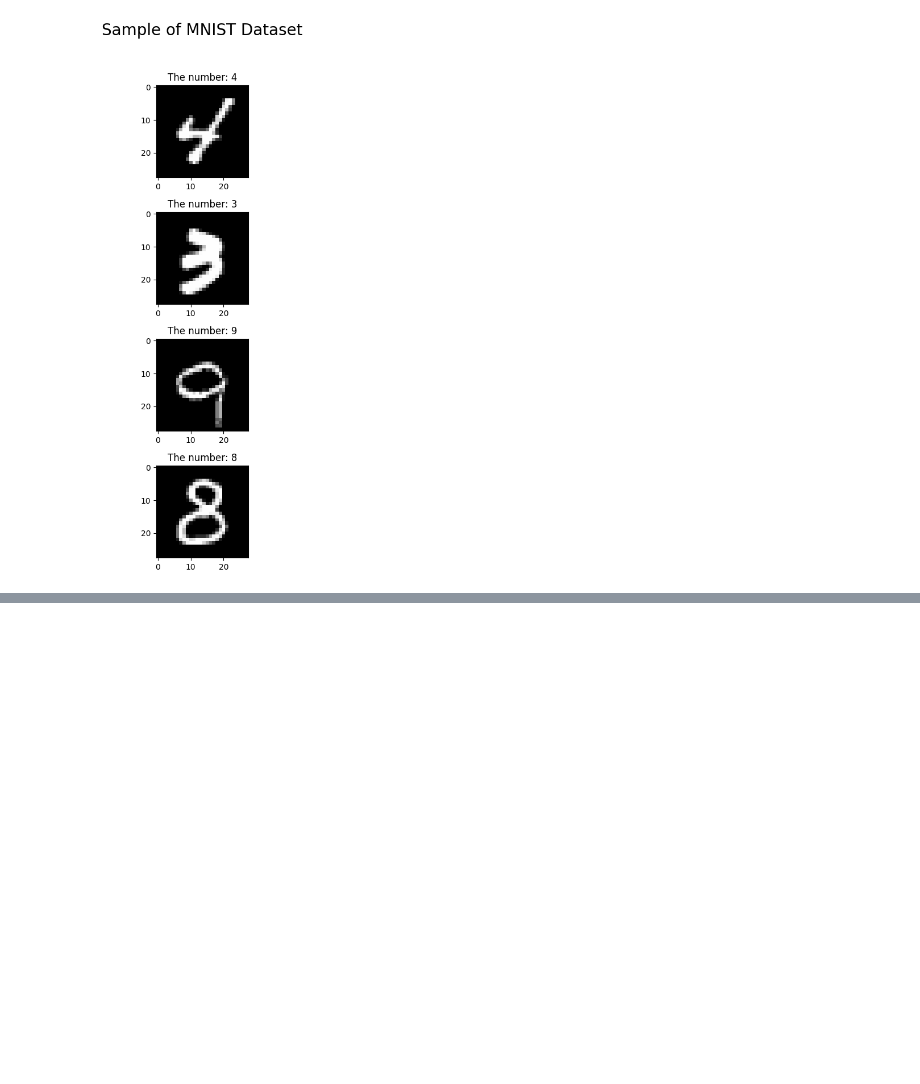
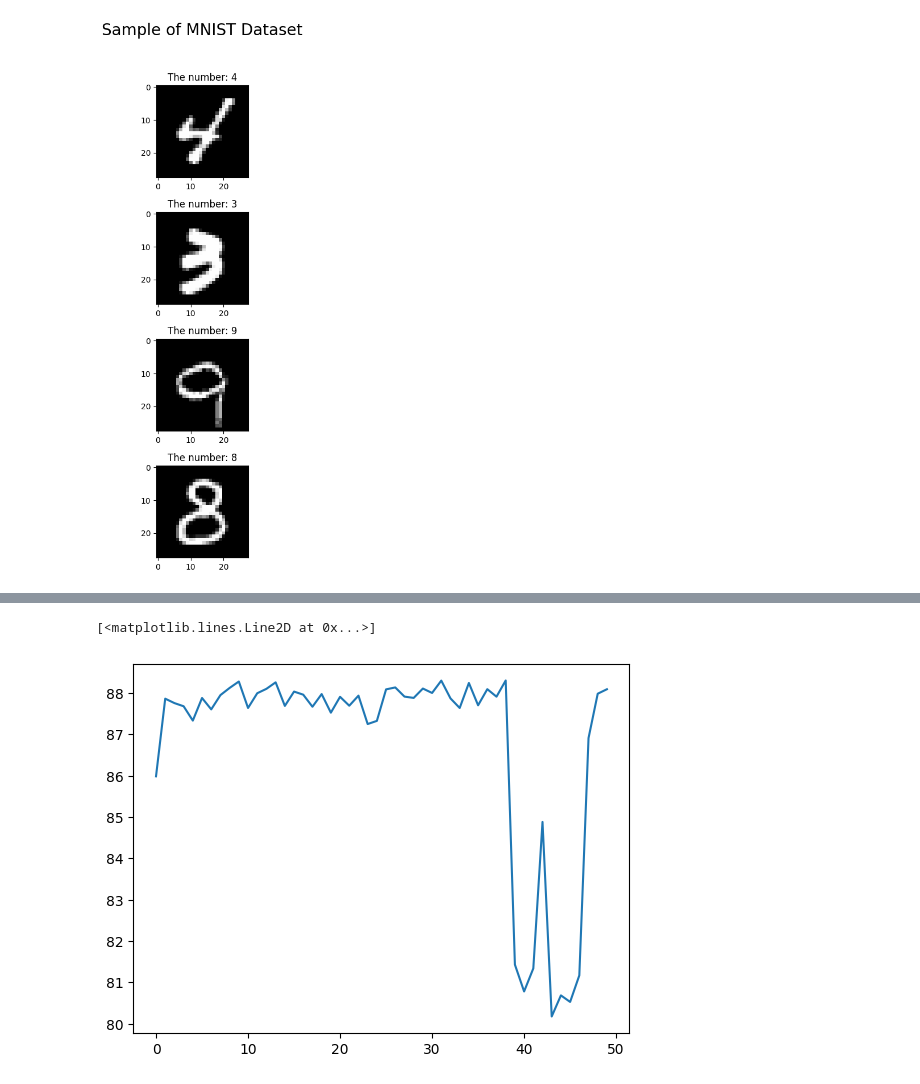
Before and after one commit to rzadrzi/deep-learning-pytorch, a Jupyter notebook: ANN/mnist.ipynb, the cells around one changed output, grey strips where cells are left out. Saved outputs shown, nothing was run; the diff lists cells and outputs as text; code cells hidden in the pictures; blank space fills up the shorter version.

```diff
--- a/ANN/mnist.ipynb
+++ b/ANN/mnist.ipynb
@@ -227,7 +250,7 @@ class MainLoop:
     def train(self):
         self.model.train()
         train_accuracy=[]
-        train_loss=torch.zero(self.epoch)
+        train_loss=torch.zeros(self.epoch)
         for epochi in range(self.epoch):
             batch_accuracy = []
             batch_loss = []
@@ -236,7 +259,7 @@ class MainLoop:
                 lossfunc = self.loss(yHAT, y)
 
                 self.optimizer.zero_grad()
-                self.loss.backward()
+                lossfunc.backward()
                 self.optimizer.step()
 
                 batch_accuracy.append( 100*torch.mean((torch.argmax(yHAT,axis=1) == y).float()) )
@@ -244,12 +267,25 @@ class MainLoop:
 
             train_accuracy.append(np.mean(batch_accuracy))
             train_loss[epochi] = np.mean(batch_loss)
+            print("Epoch: {}, Loss:  {:.2f}, Accuracy: {:.2f}%".format(epochi + 1, losses[epochi].item(),train_accuracy[epochi]))
 
         return train_accuracy, train_loss
 
     def test(self):
+        # train_accuracy, train_loss = self.train()
+        self.model.eval()
+        X, y = next(iter(test_loader))
+        with torch.no_grad():
+            outputs = net(images)
+            _, predicted = torch.max(outputs, 1)
+
+            correct = (predicted == labels).sum().item()
+            accuracy = 100 * correct/labels.size(0)
+            # print(f'Accuracy for this batch {accuracy}')
+            return accuracy
+    def returns(self):
         train_accuracy, train_loss = self.train()
-        self.model.eval()
-        pass
-    def returns():
-        pass
+        accuracy = self.test()
+        return train_accuracy, train_loss, accuracy
+# %%
+mainloop = MainLoop(50, net, loss, optimizer, train_loader, test_loader).returns()
@@ -255,0 +330,5 @@ class MainLoop:
+# %%
+plt.plot(mainloop[0])
+# %% [output]
+[<matplotlib.lines.Line2D at 0x...>]
+[figure, added]
```
Also changed, not shown: parts of 9 cells of this notebook.
